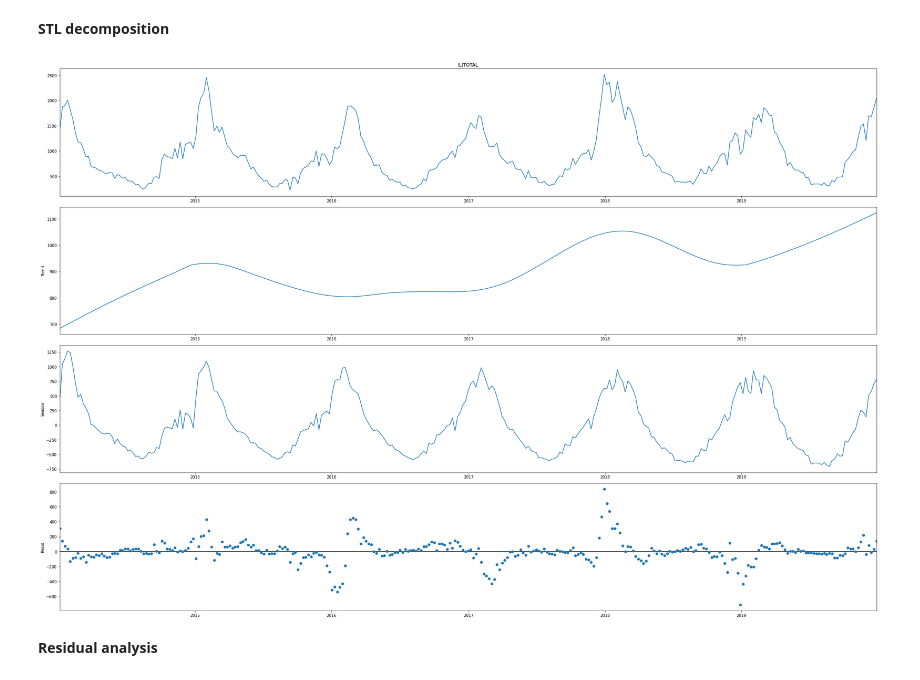
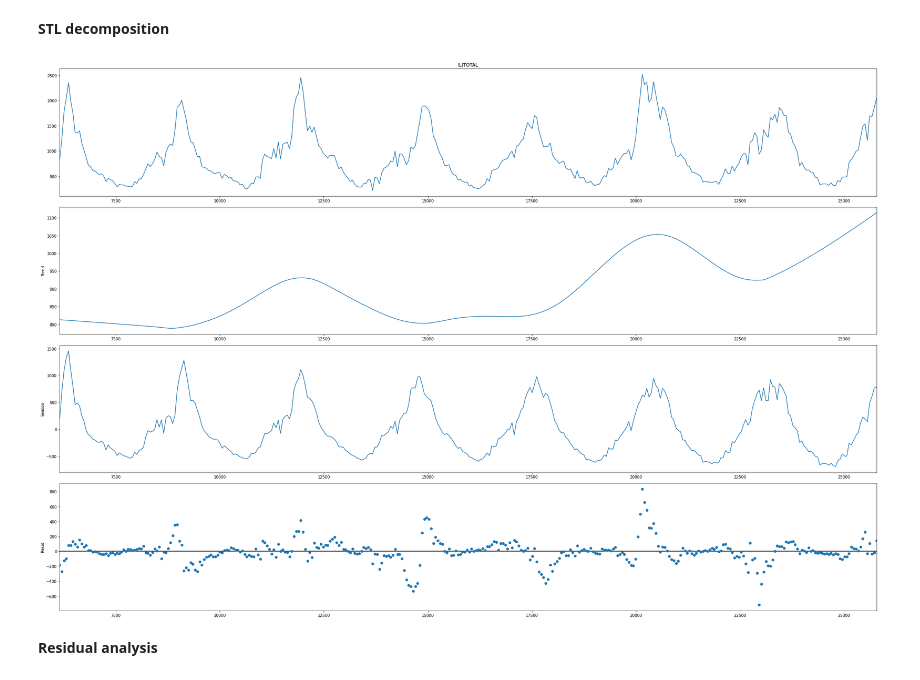
Before and after one commit to ltsaprounis/dsf-ts-forecasting, a Jupyter notebook: notebooks/01-eda.ipynb, the cells around one changed output. Saved outputs shown, nothing was run; the diff lists cells and outputs as text; code cells hidden in the pictures.

```diff
--- a/notebooks/01-eda.ipynb
+++ b/notebooks/01-eda.ipynb
@@ -292,8 +292,8 @@ plt.show()
 # %% [markdown]
 ## Single time series analysis
 # %%
-start_date = "01-01-2013"
-end_date = "01-01-2020"
+start_date = "2013-01-01"
+end_date = "2020-01-01"
 
 ts_df = main_df[
     (main_df["REGION"]=="California") &
@@ -333,13 +342,11 @@ plt.show()
 # %% [markdown]
 **STL decomposition**
 # %%
-ts_df = main_df[main_df["REGION"] == "California"]
-ts_df = ts_df.set_index("ds_wsun")
 res = STL(ts_df["ILITOTAL"], period=52).fit()
 res.plot()
 plt.show()
 # %% [output]
-[figure, old version]
+[figure, new version]
 # %% [markdown]
 **Residual analysis**
 # %%
```
Also changed, not shown: parts of 13 cells of this notebook, 6 other files.
